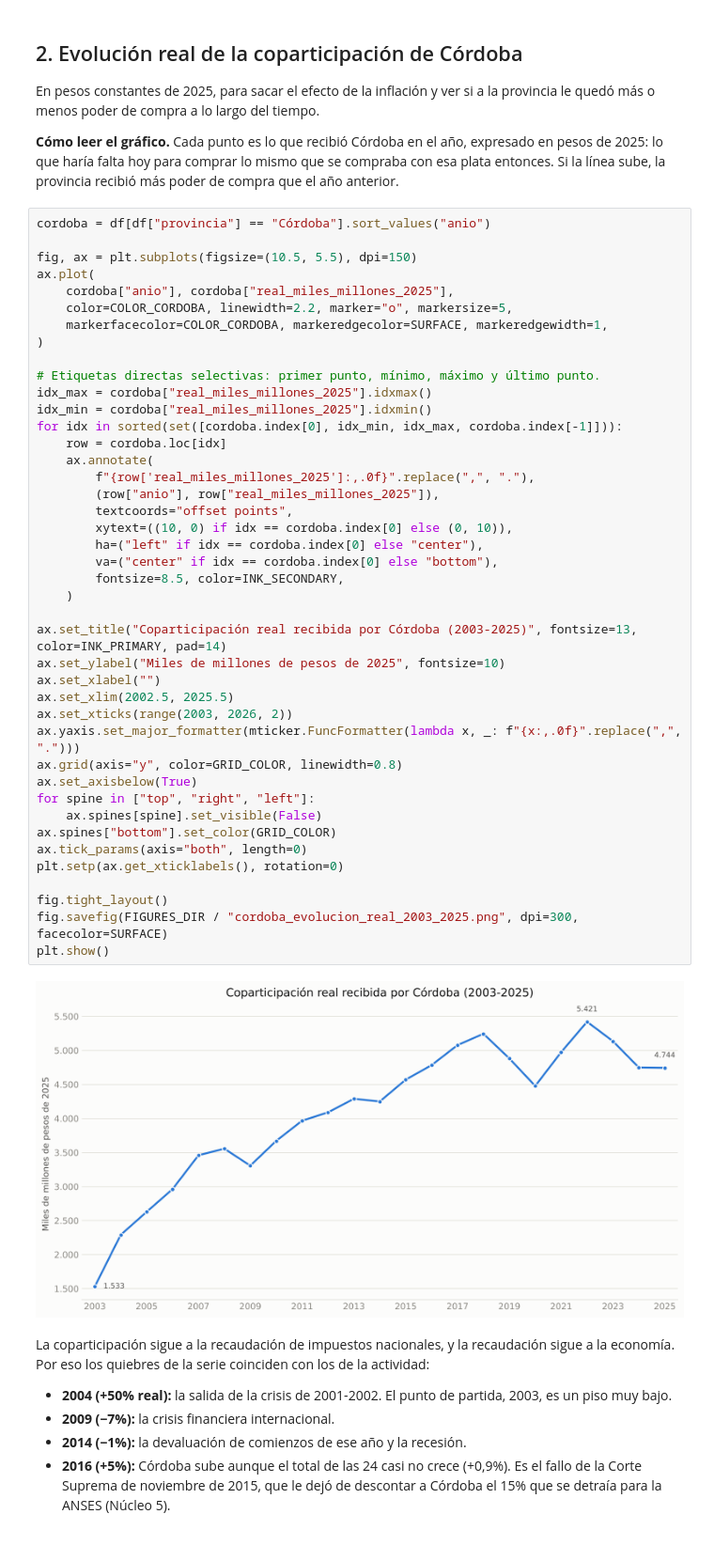
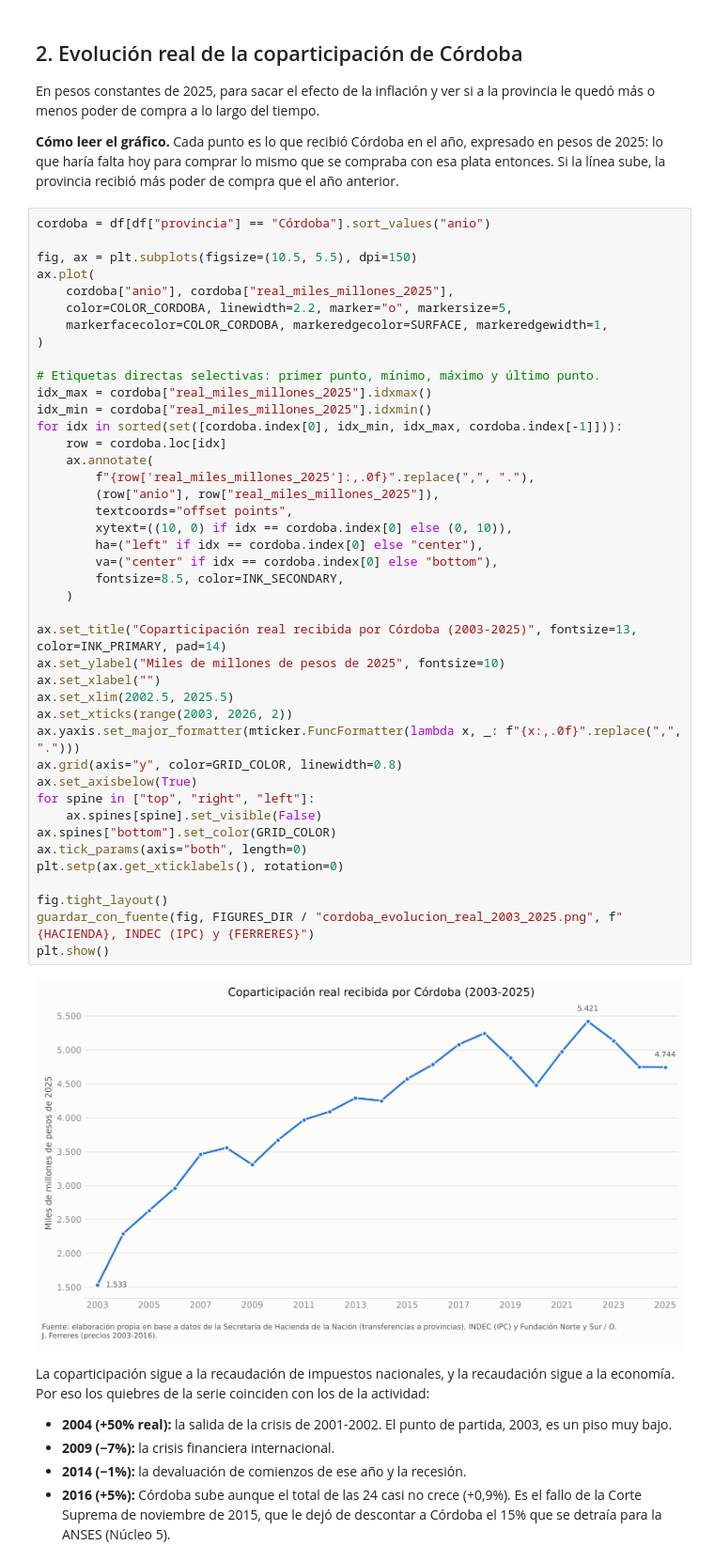
Before and after one commit to llorenzomagnano-sys/analisis-de-la-coparticipacion-federal-con-foco-en-cordoba, a Jupyter notebook: notebooks/01_serie_historica.ipynb, the cells around one changed output. Shown at 94% size. Drawn from its saved outputs; the diff is of its cells as text.

```diff
--- a/notebooks/01_serie_historica.ipynb
+++ b/notebooks/01_serie_historica.ipynb
@@ -153,35 +154,35 @@ idx_max = cordoba["real_miles_millones_2025"].idxmax()
 idx_min = cordoba["real_miles_millones_2025"].idxmin()
 for idx in sorted(set([cordoba.index[0], idx_min, idx_max, cordoba.index[-1]])):
     row = cordoba.loc[idx]
     ax.annotate(
         f"{row['real_miles_millones_2025']:,.0f}".replace(",", "."),
         (row["anio"], row["real_miles_millones_2025"]),
         textcoords="offset points",
         xytext=((10, 0) if idx == cordoba.index[0] else (0, 10)),
         ha=("left" if idx == cordoba.index[0] else "center"),
         va=("center" if idx == cordoba.index[0] else "bottom"),
         fontsize=8.5, color=INK_SECONDARY,
     )
 
 ax.set_title("Coparticipación real recibida por Córdoba (2003-2025)", fontsize=13, color=INK_PRIMARY, pad=14)
 ax.set_ylabel("Miles de millones de pesos de 2025", fontsize=10)
 ax.set_xlabel("")
 ax.set_xlim(2002.5, 2025.5)
 ax.set_xticks(range(2003, 2026, 2))
 ax.yaxis.set_major_formatter(mticker.FuncFormatter(lambda x, _: f"{x:,.0f}".replace(",", ".")))
 ax.grid(axis="y", color=GRID_COLOR, linewidth=0.8)
 ax.set_axisbelow(True)
 for spine in ["top", "right", "left"]:
     ax.spines[spine].set_visible(False)
 ax.spines["bottom"].set_color(GRID_COLOR)
 ax.tick_params(axis="both", length=0)
 plt.setp(ax.get_xticklabels(), rotation=0)
 
 fig.tight_layout()
-fig.savefig(FIGURES_DIR / "cordoba_evolucion_real_2003_2025.png", dpi=300, facecolor=SURFACE)
+guardar_con_fuente(fig, FIGURES_DIR / "cordoba_evolucion_real_2003_2025.png", f"{HACIENDA}, INDEC (IPC) y {FERRERES}")
 plt.show()
 # %% [output]
-[figure, old version]
+[figure, new version]
 # %% [markdown]
 La coparticipación sigue a la recaudación de impuestos nacionales, y la recaudación
 sigue a la economía. Por eso los quiebres de la serie coinciden con los de la actividad:
```
Also changed, not shown: parts of 4 cells of this notebook, 21 other files.
